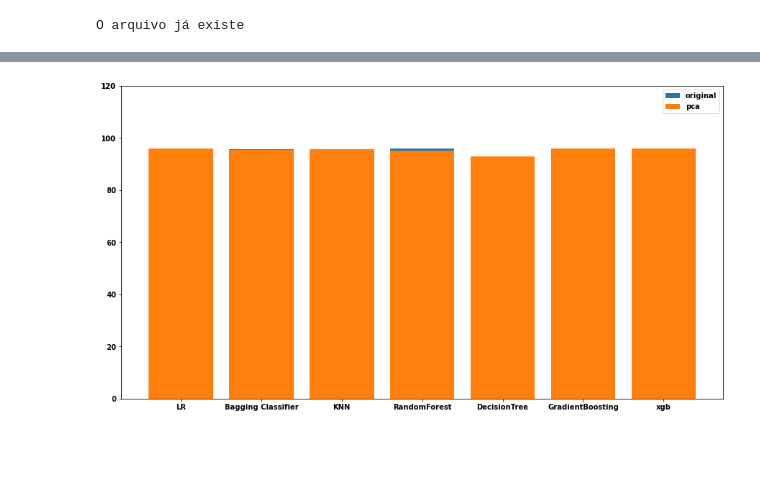
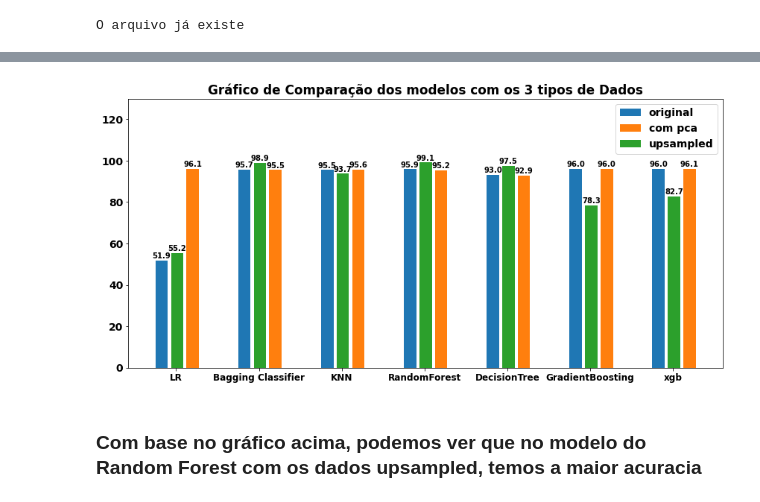
Before and after one commit to leandrofusco/Santander_Customer_Satisfaction, a Jupyter notebook: Projeto_Santander.ipynb, the cells around one changed output, grey strips where cells are left out. Saved outputs shown, nothing was run; the diff lists cells and outputs as text; code cells hidden in the pictures; blank space fills up the shorter version.

```diff
--- a/Projeto_Santander.ipynb
+++ b/Projeto_Santander.ipynb
@@ -915,17 +857,44 @@ x3 = [x + width for x in x2]
+# %%
+plt.rcParams.update({'font.size':14})
+# %%
+# Função para rotular valores das barras
+def autolabels(tabela):
+    for i in tabela:
+        h = i.get_height()
+        ax.annotate('{:.1f}'.format(h),
+                   xy = (i.get_x() + i.get_width()/2, h),
+                   xytext=(0,3),
+                   fontsize=10,
+                   textcoords = 'offset pixels',
+                   ha = 'center')
 # %%
-fig, ax = plt.subplots(figsize=(15,8))
+fig, ax = plt.subplots(figsize=(12,6))
 
-data_normal = ax.bar(x , normal, label='original' )
-data_pca = ax.bar(x, value_pca, label='pca' )
-# data_normal = ax.bar(x3, value_upsample, label='upsample' )
+x = np.arange(len(labels))
+width = 0.25
 
-ax.legend()
-ax.set_ylim([0,120])
-ax.set_xticks(x)
-ax.set_xticklabels(labels)
+original = ax.bar(x - width/2 , normal, width=0.15, label='original' )
+pca = ax.bar(x + width, value_pca, width=0.15, label='com pca' )
+upsample = ax.bar(x + width/4, value_upsample, width=0.15, label='upsampled' )
 
-#     ax.annotate((p.get_height(), p.get_xy()+0.05, p.get_height()+1))
+ax.legend(loc='best')
+
+ax.set_title("Gráfico de Comparação dos modelos com os 3 tipos de Dados")
+ax.set_ylim([0,130])
+
+
+ax.set_xticks(x+0.05)
+ax.set_xticklabels(labels, fontsize=12)
+
+# Rotulando barras
+autolabels(original)
+autolabels(pca)
+autolabels(upsample)
+
+fig.tight_layout()
 
 plt.show()
 # %% [output]
-[figure, old version]
+[figure, new version]
+# %% [markdown]
+### Com base no gráfico acima, podemos ver que no modelo do Random Forest com os dados upsampled, temos a maior acuracia
```
Also changed, not shown: parts of 34 cells of this notebook.
